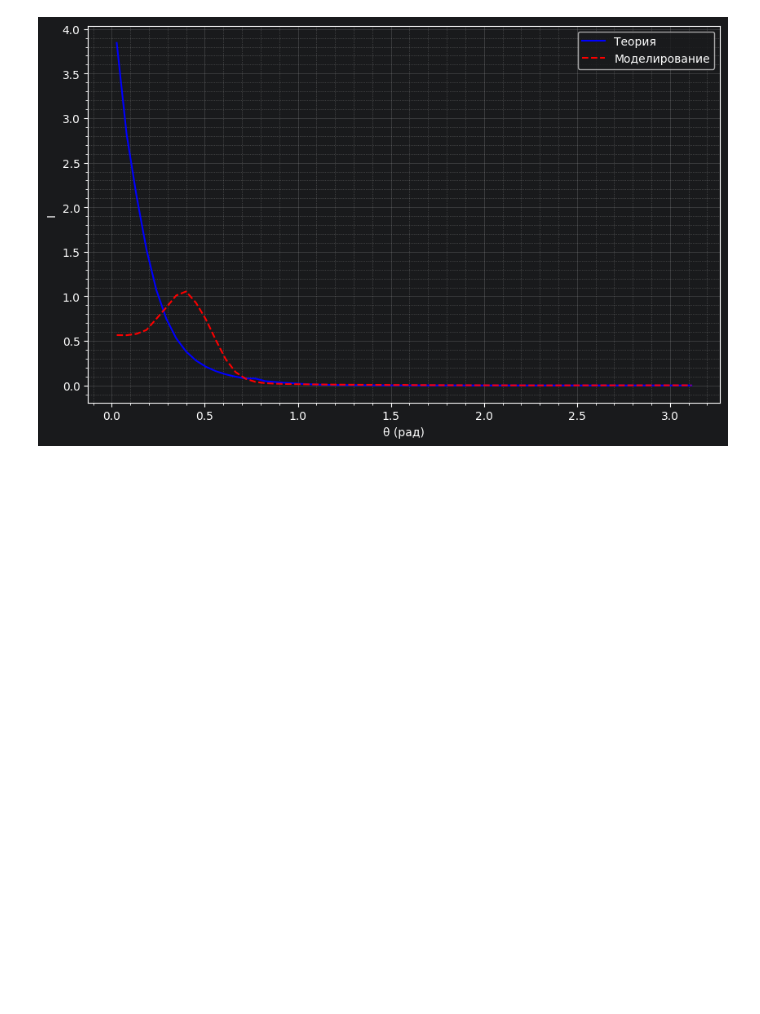
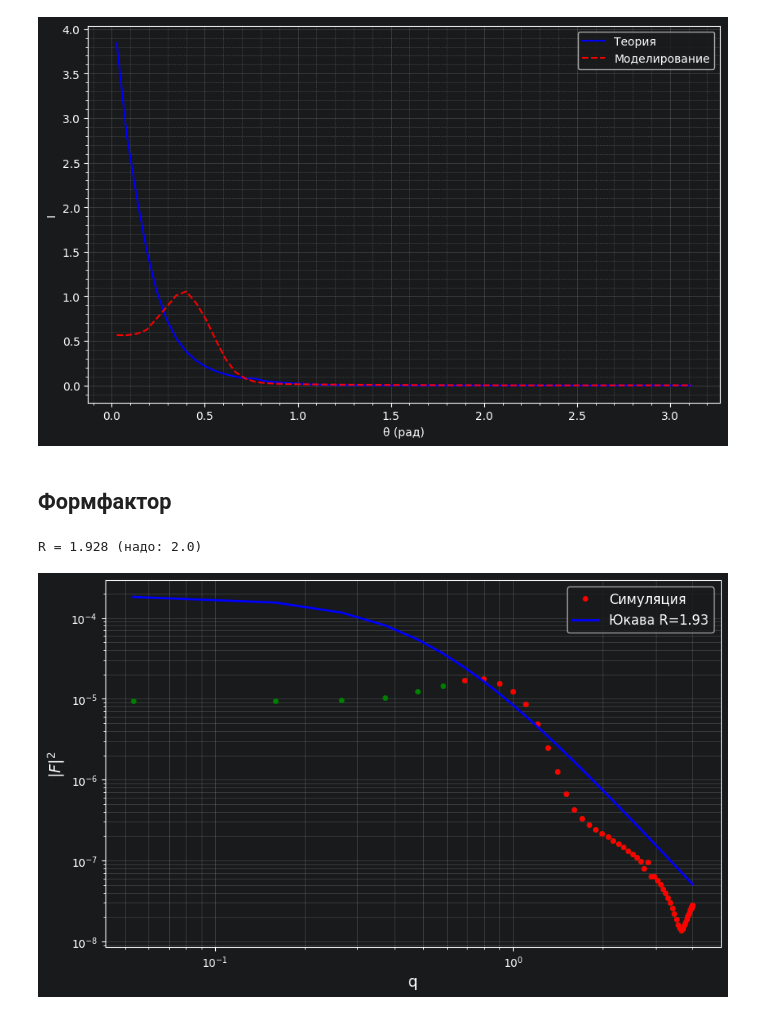
Before and after one commit to GrsemNow/schrodinger-scattering, a Jupyter notebook: 3d_scattering/partial_expansion.ipynb, the cells around one changed output. Drawn from its saved outputs; the diff is of its cells as text; code cells hidden in the pictures; blank space fills up the shorter version.

Commit message:
partial_expansion + recalc radial_scat

```diff
--- a/3d_scattering/partial_expansion.ipynb
+++ b/3d_scattering/partial_expansion.ipynb
@@ -191,3 +191,34 @@ plt.grid(True, alpha=0.3)
 plt.show()
 # %% [output]
 [figure]
+# %% [markdown]
+## Формфактор
+# %%
+from scipy.optimize import curve_fit
+
+k0 = 2.0
+
+q = 2 * k0 * np.sin(teta_grph_model / 2)
+
+def yk_ff(q, A, R):
+    return A / (q**2 + (1/R)**2)**2
+
+mask = q >0.6
+scat, _ = curve_fit(yk_ff, q[mask], I_teta_model[mask], p0=[np.max(I_sim), 2.0])
+A_fit, R_fit = scat
+
+print(f"R = {R_fit:.3f} (надо: 2.0)")
+
+# 5. График
+plt.figure(figsize=(10, 6))
+plt.loglog(q, I_sim, 'go', markersize=4)
+plt.loglog(q[q>0.6], I_sim[q>0.6], 'ro', markersize=4, label='Симуляция')
+plt.loglog(q, yk_ff(q, *popt), 'b-', lw=2, label=f'Юкава R={R_fit:.2f}')
+plt.xlabel('q', fontsize=14)
+plt.ylabel(r'$|F|^2$', fontsize=14)
+plt.legend(fontsize=12)
+plt.grid(True, which='both', alpha=0.3)
+plt.show()
+# %% [output]
+R = 1.928 (надо: 2.0)
+[figure, added]
```
Also changed, not shown: parts of 2 cells of this notebook.
